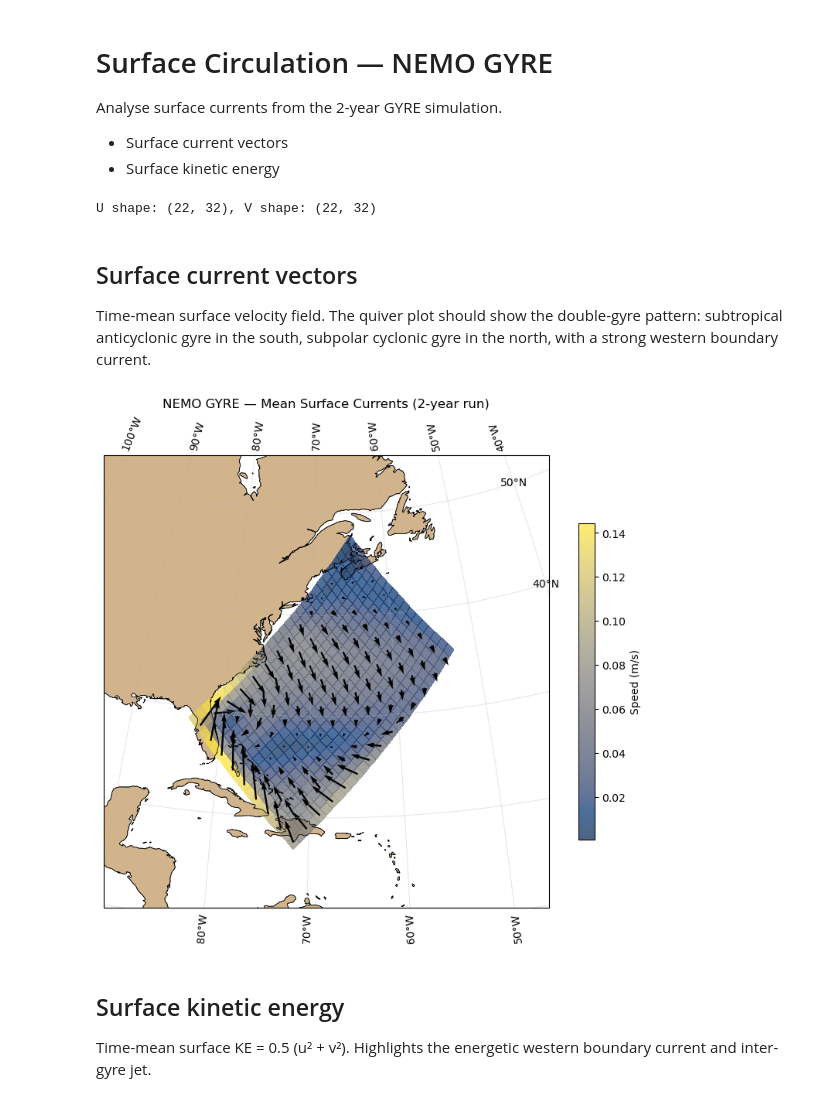
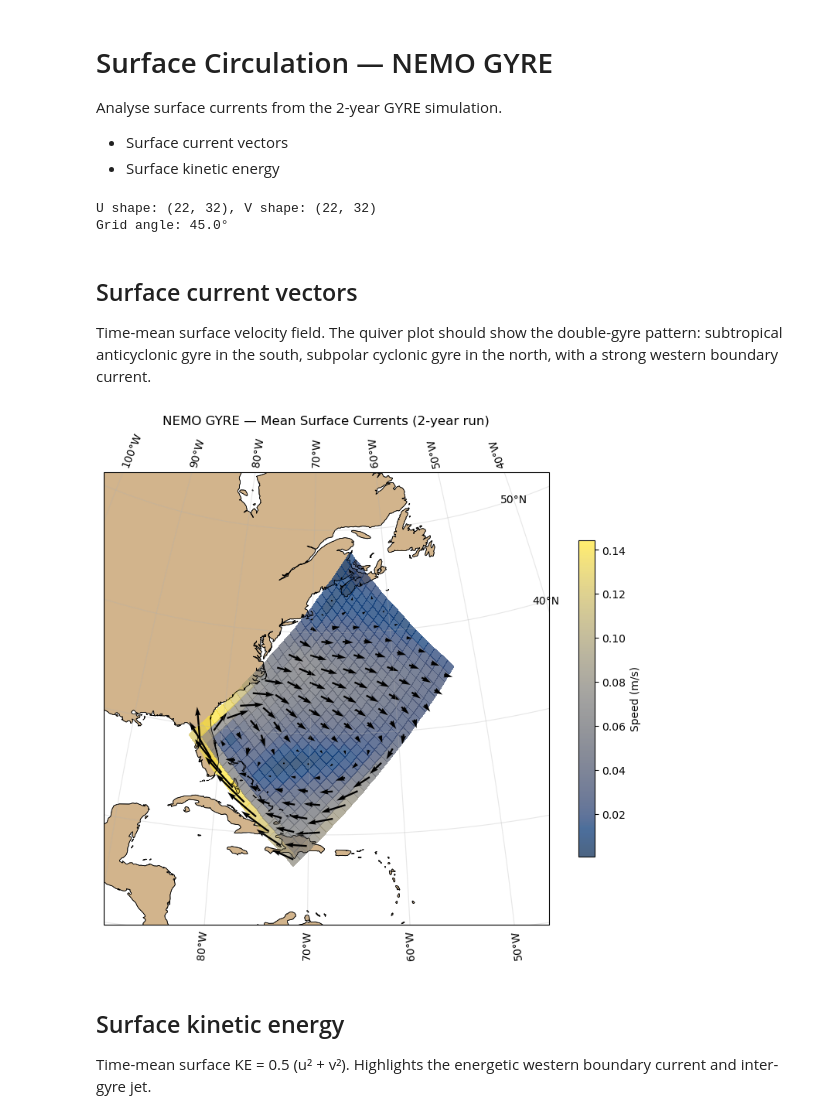
Before and after one commit to willirath/2026-Claude-NEMO, a Jupyter notebook: analysis/circulation.ipynb, the cells around one changed output. Drawn from its saved outputs; the diff is of its cells as text; code cells hidden in the pictures.

```diff
--- a/analysis/circulation.ipynb
+++ b/analysis/circulation.ipynb
@@ -28,6 +28,25 @@ ds_t = xr.open_dataset(
 mask = xr.open_dataset(OUTPUT_DIR / "mesh_mask.nc")
 tmask_sfc = mask["tmask"].isel(time_counter=0, nav_lev=0).values
 
+# Grid rotation angle: GYRE grid i-axis is rotated 45° from east
+# Compute from glamt/gphit to be explicit
+glamt = mask["glamt"].isel(time_counter=0).values
+gphit = mask["gphit"].isel(time_counter=0).values
+dx_lon = np.diff(glamt, axis=1)
+dx_lat = np.diff(gphit, axis=1)
+# Pad to original shape (repeat last column)
+dx_lon = np.concatenate([dx_lon, dx_lon[:, -1:]], axis=1)
+dx_lat = np.concatenate([dx_lat, dx_lat[:, -1:]], axis=1)
+grid_angle = np.arctan2(dx_lat, dx_lon)  # angle of i-axis from east
+
+def rotate_to_geo(ui, vj, angle):
+    """Rotate (i,j)-aligned vectors to geographic (east, north)."""
+    cos_a = np.cos(angle)
+    sin_a = np.sin(angle)
+    u_east  = ui * cos_a - vj * sin_a
+    v_north = ui * sin_a + vj * cos_a
+    return u_east, v_north
+
 # Exclude 2-cell border for velocities (staggered grid boundary effects)
 interior = tmask_sfc.copy()
 interior[:2, :] = 0
@@ -47,8 +66,10 @@ u_sfc = ds_u["vozocrtx"].isel(depthu=0).mean("time_counter")
 v_sfc = ds_v["vomecrty"].isel(depthv=0).mean("time_counter")
 
 print(f"U shape: {u_sfc.shape}, V shape: {v_sfc.shape}")
+print(f"Grid angle: {np.degrees(grid_angle[10, 15]):.1f}°")
 # %% [output]
 U shape: (22, 32), V shape: (22, 32)
+Grid angle: 45.0°
 # %% [markdown]
 ## Surface current vectors
 
@@ -58,38 +79,42 @@ subpolar cyclonic gyre in the north, with a strong western boundary
 current.
 # %%
 ny, nx = min(u_sfc.shape[0], v_sfc.shape[0]), min(u_sfc.shape[1], v_sfc.shape[1])
-u = u_sfc.values[:ny, :nx]
-v = v_sfc.values[:ny, :nx]
+u_i = u_sfc.values[:ny, :nx]
+v_j = v_sfc.values[:ny, :nx]
 lo = lon[:ny, :nx]
 la = lat[:ny, :nx]
 im = interior[:ny, :nx]
+ga = grid_angle[:ny, :nx]
 
-speed = np.sqrt(u**2 + v**2)
+# Rotate from grid (i,j) to geographic (east, north)
+u_east, v_north = rotate_to_geo(u_i, v_j, ga)
+
+speed = np.sqrt(u_east**2 + v_north**2)
 speed_masked = np.where(im, speed, np.nan)
 
 fig, ax = plt.subplots(figsize=(8, 7), subplot_kw=dict(projection=proj))
 ax.set_extent(extent, crs=ccrs.PlateCarree())
 ax.add_feature(cfeature.LAND, facecolor="tan", edgecolor="k", linewidth=0.5)
 ax.add_feature(cfeature.COASTLINE, linewidth=0.5)
 ax.gridlines(draw_labels=True, alpha=0.3)
 
 pcm = ax.pcolormesh(
     lo, la, speed_masked,
     shading="auto", cmap="cividis", alpha=0.7, transform=ccrs.PlateCarree(),
 )
 fig.colorbar(pcm, ax=ax, label="Speed (m/s)", shrink=0.7)
 
 skip = 2
 ax.quiver(
     lo[::skip, ::skip], la[::skip, ::skip],
-    np.where(im[::skip, ::skip], u[::skip, ::skip], np.nan),
-    np.where(im[::skip, ::skip], v[::skip, ::skip], np.nan),
+    np.where(im[::skip, ::skip], u_east[::skip, ::skip], np.nan),
+    np.where(im[::skip, ::skip], v_north[::skip, ::skip], np.nan),
     color="k", scale=1.5, width=0.004, transform=ccrs.PlateCarree(),
 )
 ax.set_title("NEMO GYRE — Mean Surface Currents (2-year run)")
 fig.tight_layout()
 # %% [output]
-[figure, old version]
+[figure, new version]
 # %% [markdown]
 ## Surface kinetic energy
 
```
Also changed, not shown: 1 other file.
